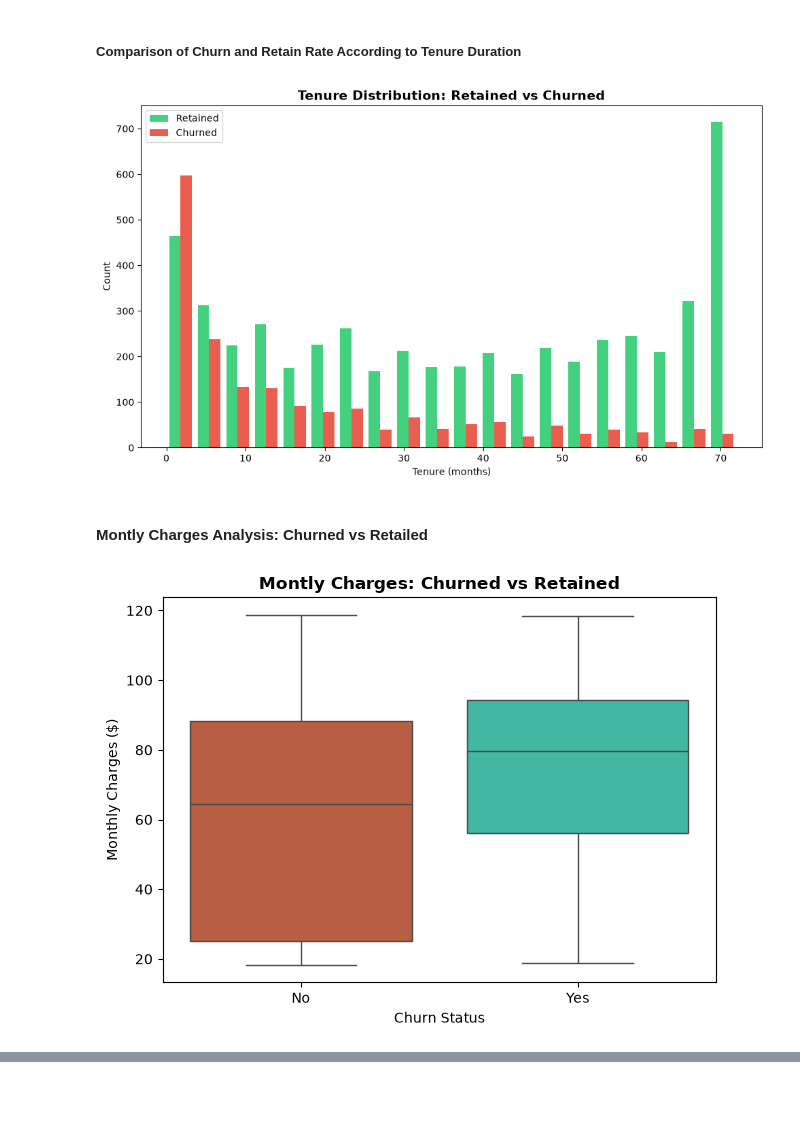
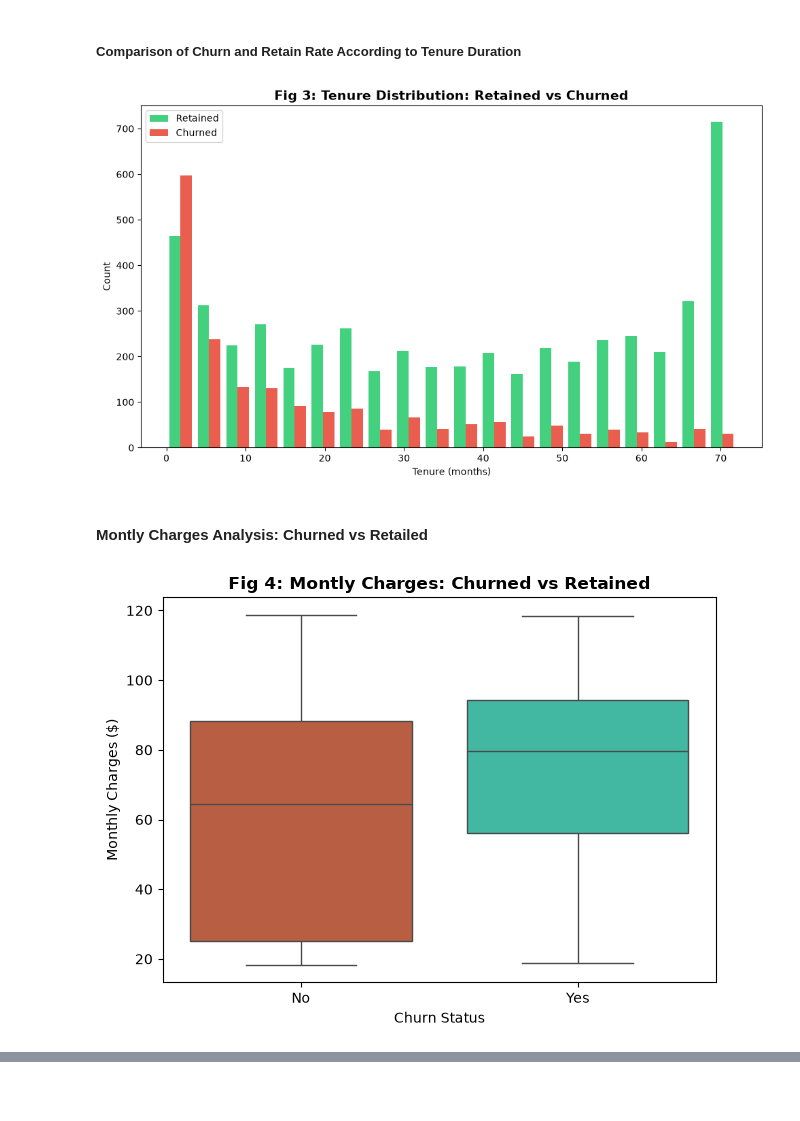
Before and after one commit to AlainRegisDev88/FUTURE_DS_02, a Jupyter notebook: future_interns_task2_.ipynb, the cells around one changed output, grey strips where cells are left out. Saved outputs shown, nothing was run; the diff lists cells and outputs as text; code cells hidden in the pictures.

```diff
--- a/future_interns_task2_.ipynb
+++ b/future_interns_task2_.ipynb
@@ -113,27 +113,27 @@ retained = df[df['Churn'] == 'No']['tenure']
 plt.hist([retained, churned], bins=20, label=['Retained', 'Churned'], color=['#2ecc71', '#e74c3c'], alpha=0.9)
 plt.xlabel('Tenure (months)')
 plt.ylabel('Count')
-plt.title('Tenure Distribution: Retained vs Churned', fontsize=14, fontweight='bold')
+plt.title('Fig 3: Tenure Distribution: Retained vs Churned', fontsize=14, fontweight='bold')
 plt.legend()
 plt.tight_layout()
 plt.savefig('./results/03_tenure_distribution.png', dpi=300)
 plt.show()
 # %% [output]
-[figure, old version]
+[figure, new version]
 # %% [markdown]
 #### Montly Charges Analysis: Churned vs Retailed
 # %%
 # Montly Charges: Churned vs Retailed
 
 plt.figure()
 sns.boxplot(data=df, x='Churn', y='MonthlyCharges',hue='Churn', palette=["#cc532ede", "#2eccaf"], legend=False)
-plt.title('Montly Charges: Churned vs Retained', fontsize=12, fontweight='bold')
+plt.title('Fig 4: Montly Charges: Churned vs Retained', fontsize=12, fontweight='bold')
 plt.ylabel('Monthly Charges ($)')
 plt.xlabel('Churn Status')
 plt.tight_layout()
 plt.savefig('./results/04_charges_comparison.png', dpi=300)
 # %% [output]
-[figure, old version]
+[figure, new version]
 # %%
 plt.figure()
 churn_by_internet = (df.groupby('InternetService')['has_churned'].mean() * 100).round(2)
```
Also changed, not shown: parts of 8 cells of this notebook, 8 other files.
